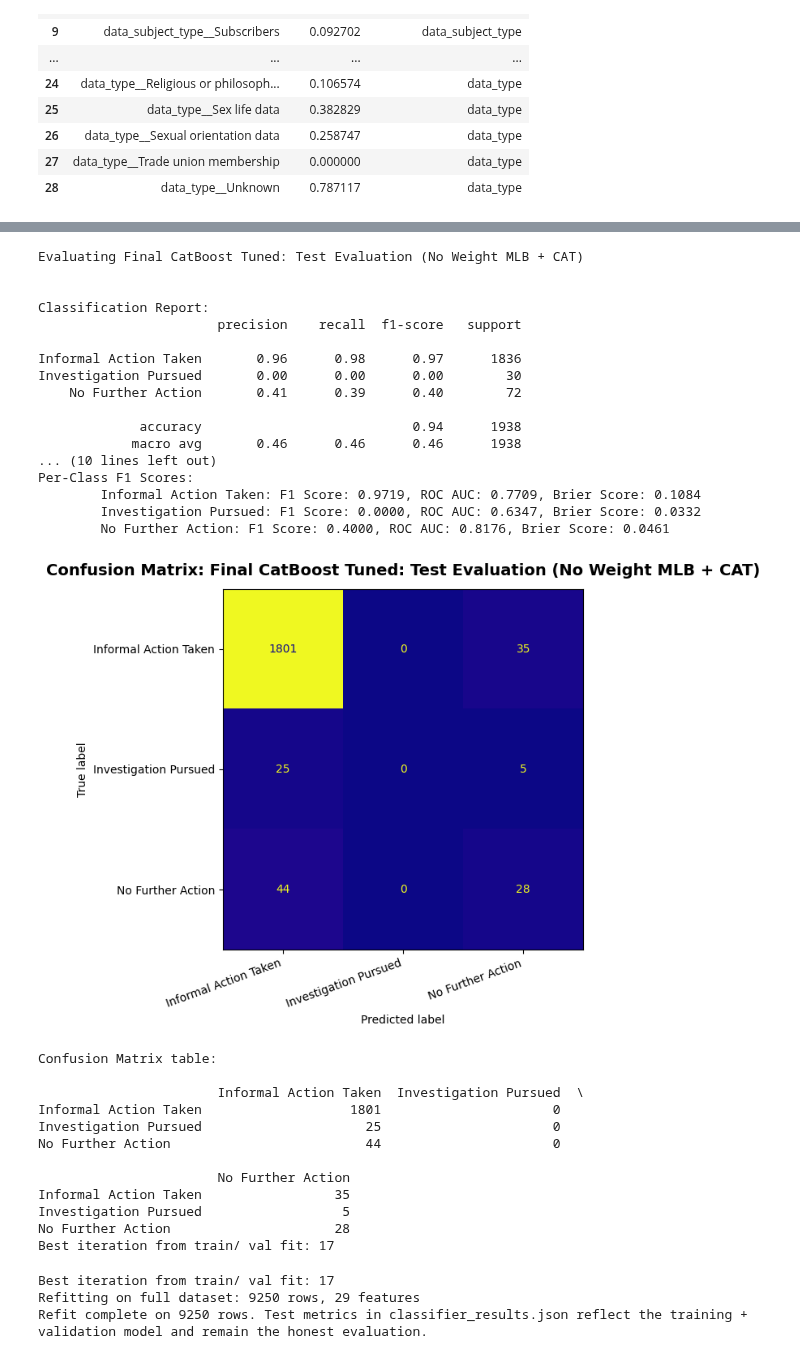
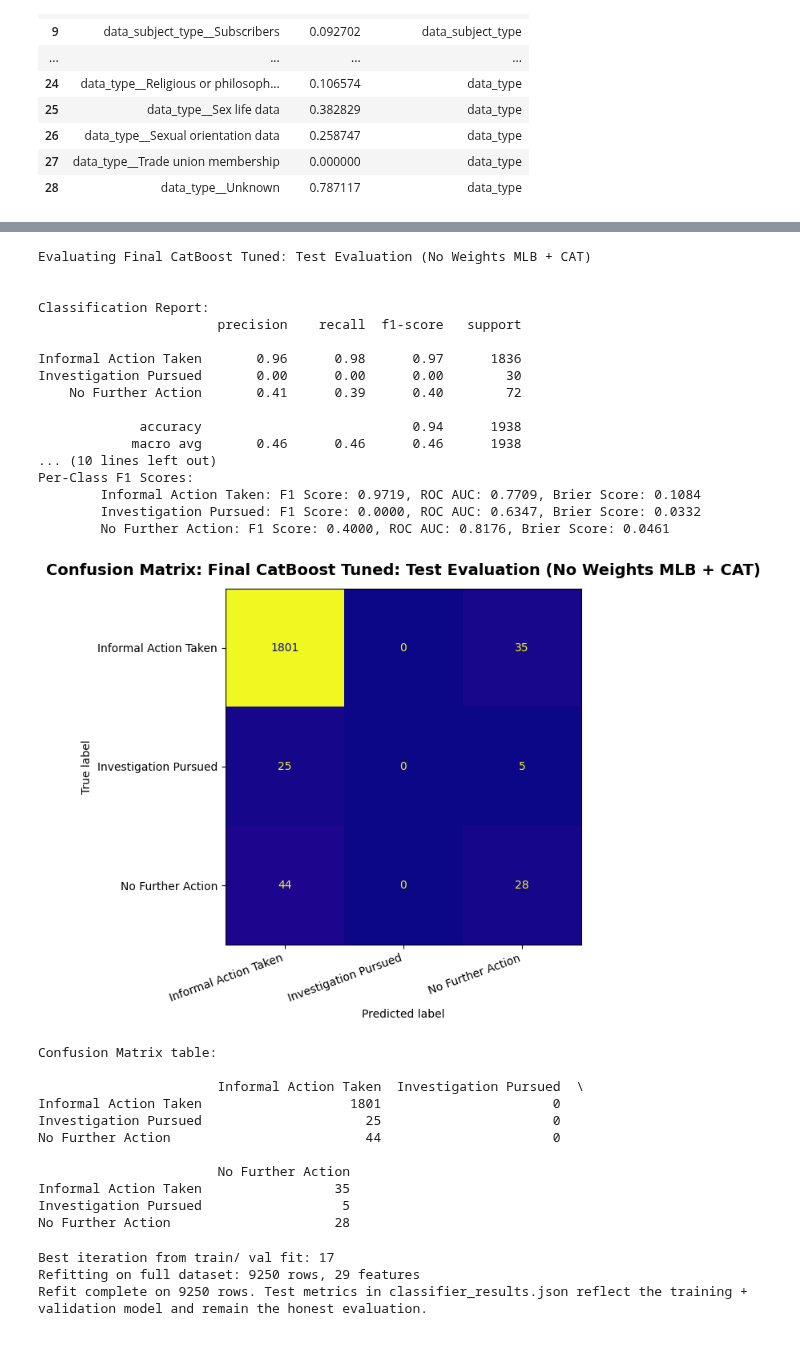
Before and after one commit to maycrowave/healthcare-data-incident-dashboard, a Jupyter notebook: notebooks/catboost_model.ipynb, the cells around one changed output, grey strips where cells are left out. Drawn from its saved outputs; the diff is of its cells as text; code cells hidden in the pictures.

```diff
--- a/notebooks/catboost_model.ipynb
+++ b/notebooks/catboost_model.ipynb
@@ -891,36 +891,36 @@ final_catboost_kwargs.update(final_catboost_params)
 if final_catboost_class_weights == "Balanced":
     final_catboost_kwargs["auto_class_weights"] = "Balanced"
 else:
     final_catboost_kwargs["auto_class_weights"] = None
 
 final_catboost_model = CatBoostClassifier(**final_catboost_kwargs)
 final_catboost_model.fit(X_train_cat, y_train, eval_set=(X_val_cat, y_val))
 final_catboost_results = evaluate_classification_model(
-    model_name="Final CatBoost Tuned: Test Evaluation (No Weight MLB + CAT)",
+    model_name="Final CatBoost Tuned: Test Evaluation (No Weights MLB + CAT)",
     model=final_catboost_model,
     X_eval=X_test_cat,
     y_eval=y_test
 )
 best_iteration = final_catboost_model.get_best_iteration()
 # %% [output]
-Evaluating Final CatBoost Tuned: Test Evaluation (No Weight MLB + CAT)
+Evaluating Final CatBoost Tuned: Test Evaluation (No Weights MLB + CAT)
 
 
 Classification Report:
                        precision    recall  f1-score   support
 
 Informal Action Taken       0.96      0.98      0.97      1836
 Investigation Pursued       0.00      0.00      0.00        30
     No Further Action       0.41      0.39      0.40        72
 
              accuracy                           0.94      1938
             macro avg       0.46      0.46      0.46      1938
 ... (10 lines left out)
 Per-Class F1 Scores:
         Informal Action Taken: F1 Score: 0.9719, ROC AUC: 0.7709, Brier Score: 0.1084
         Investigation Pursued: F1 Score: 0.0000, ROC AUC: 0.6347, Brier Score: 0.0332
         No Further Action: F1 Score: 0.4000, ROC AUC: 0.8176, Brier Score: 0.0461
-[figure, old version]
+[figure, new version]
 Confusion Matrix table:
 
                        Informal Action Taken  Investigation Pursued  \
@@ -932,7 +932,6 @@ No Further Action                         44                      0
 Informal Action Taken                 35
 Investigation Pursued                  5
 No Further Action                     28
-Best iteration from train/ val fit: 17
 # %%
 # Capture the best iteration from the train/ val fit before retraining
 best_iter = final_catboost_model.get_best_iteration()
```
Also changed, not shown: parts of 5 cells of this notebook, 21 other files.
